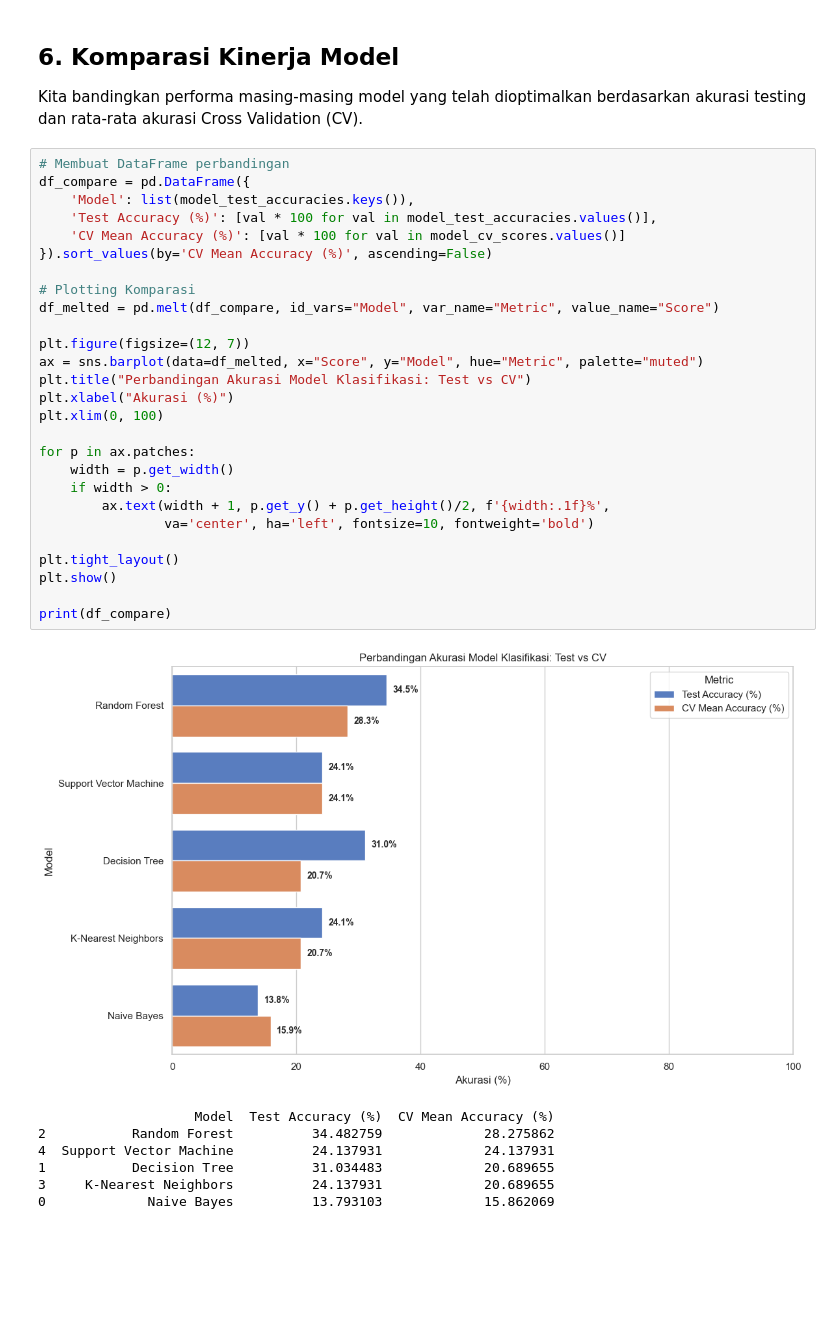
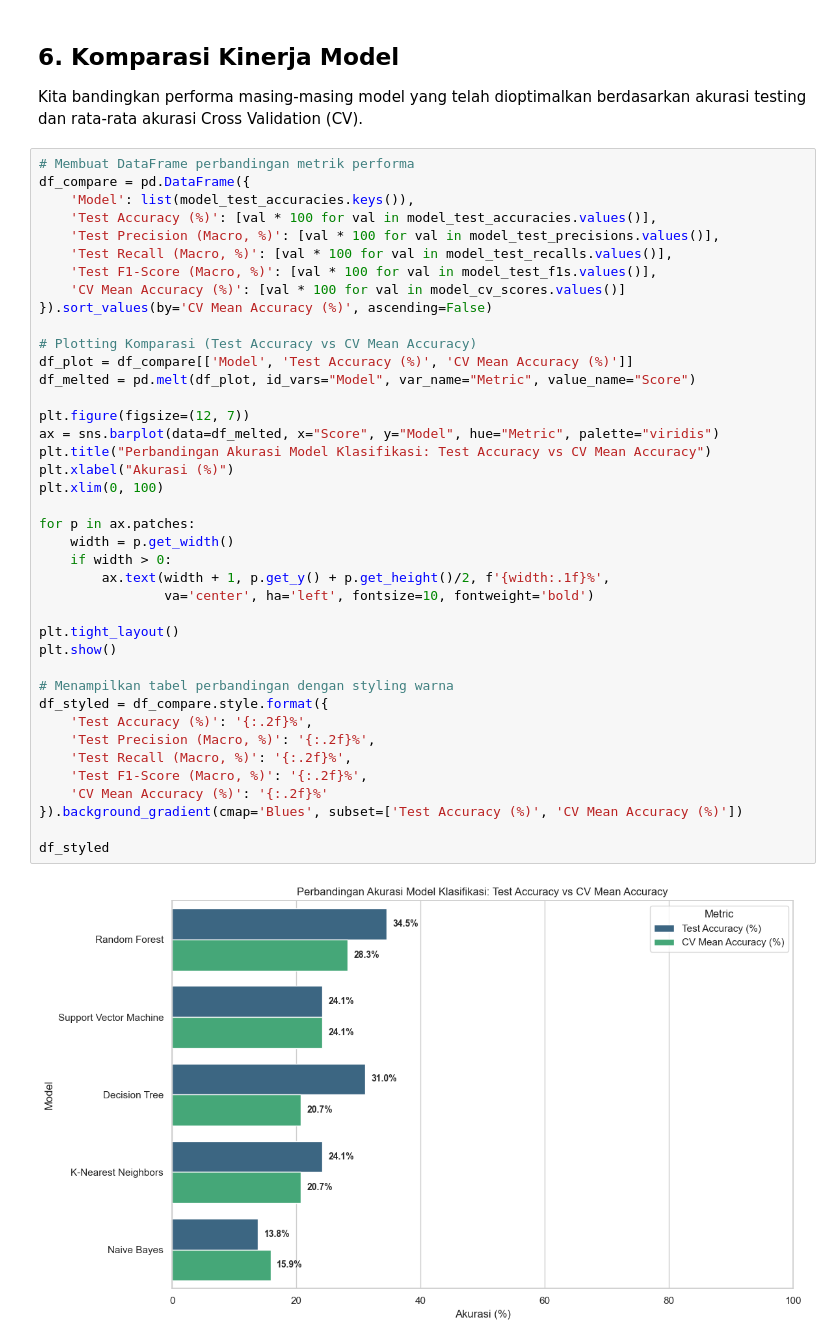
Before and after one commit to Linsofc/Pendata, a Jupyter notebook: uas.ipynb, the cells around one changed output. Cells and saved outputs as stored; diff of their text form; blank space fills up the shorter version.

```diff
--- a/uas.ipynb
+++ b/uas.ipynb
@@ -450,37 +503,44 @@ print(top_10_features)
 
 Kita bandingkan performa masing-masing model yang telah dioptimalkan berdasarkan akurasi testing dan rata-rata akurasi Cross Validation (CV).
 # %%
-# Membuat DataFrame perbandingan
+# Membuat DataFrame perbandingan metrik performa
 df_compare = pd.DataFrame({
     'Model': list(model_test_accuracies.keys()),
     'Test Accuracy (%)': [val * 100 for val in model_test_accuracies.values()],
+    'Test Precision (Macro, %)': [val * 100 for val in model_test_precisions.values()],
+    'Test Recall (Macro, %)': [val * 100 for val in model_test_recalls.values()],
+    'Test F1-Score (Macro, %)': [val * 100 for val in model_test_f1s.values()],
     'CV Mean Accuracy (%)': [val * 100 for val in model_cv_scores.values()]
 }).sort_values(by='CV Mean Accuracy (%)', ascending=False)
 
-# Plotting Komparasi
-df_melted = pd.melt(df_compare, id_vars="Model", var_name="Metric", value_name="Score")
+# Plotting Komparasi (Test Accuracy vs CV Mean Accuracy)
+df_plot = df_compare[['Model', 'Test Accuracy (%)', 'CV Mean Accuracy (%)']]
+df_melted = pd.melt(df_plot, id_vars="Model", var_name="Metric", value_name="Score")
 
 plt.figure(figsize=(12, 7))
-ax = sns.barplot(data=df_melted, x="Score", y="Model", hue="Metric", palette="muted")
-plt.title("Perbandingan Akurasi Model Klasifikasi: Test vs CV")
+ax = sns.barplot(data=df_melted, x="Score", y="Model", hue="Metric", palette="viridis")
+plt.title("Perbandingan Akurasi Model Klasifikasi: Test Accuracy vs CV Mean Accuracy")
 plt.xlabel("Akurasi (%)")
 plt.xlim(0, 100)
 
 for p in ax.patches:
     width = p.get_width()
     if width > 0:
         ax.text(width + 1, p.get_y() + p.get_height()/2, f'{width:.1f}%',
                 va='center', ha='left', fontsize=10, fontweight='bold')
 
 plt.tight_layout()
 plt.show()
 
-print(df_compare)
+# Menampilkan tabel perbandingan dengan styling warna
+df_styled = df_compare.style.format({
+    'Test Accuracy (%)': '{:.2f}%',
+    'Test Precision (Macro, %)': '{:.2f}%',
+    'Test Recall (Macro, %)': '{:.2f}%',
+    'Test F1-Score (Macro, %)': '{:.2f}%',
+    'CV Mean Accuracy (%)': '{:.2f}%'
+}).background_gradient(cmap='Blues', subset=['Test Accuracy (%)', 'CV Mean Accuracy (%)'])
+
+df_styled
 # %% [output]
-[figure, old version]
+[figure, new version]
-                    Model  Test Accuracy (%)  CV Mean Accuracy (%)
-2           Random Forest          34.482759             28.275862
-4  Support Vector Machine          24.137931             24.137931
-1           Decision Tree          31.034483             20.689655
-3     K-Nearest Neighbors          24.137931             20.689655
-0             Naive Bayes          13.793103             15.862069
```
Also changed, not shown: parts of 14 cells of this notebook, 1 other file.
